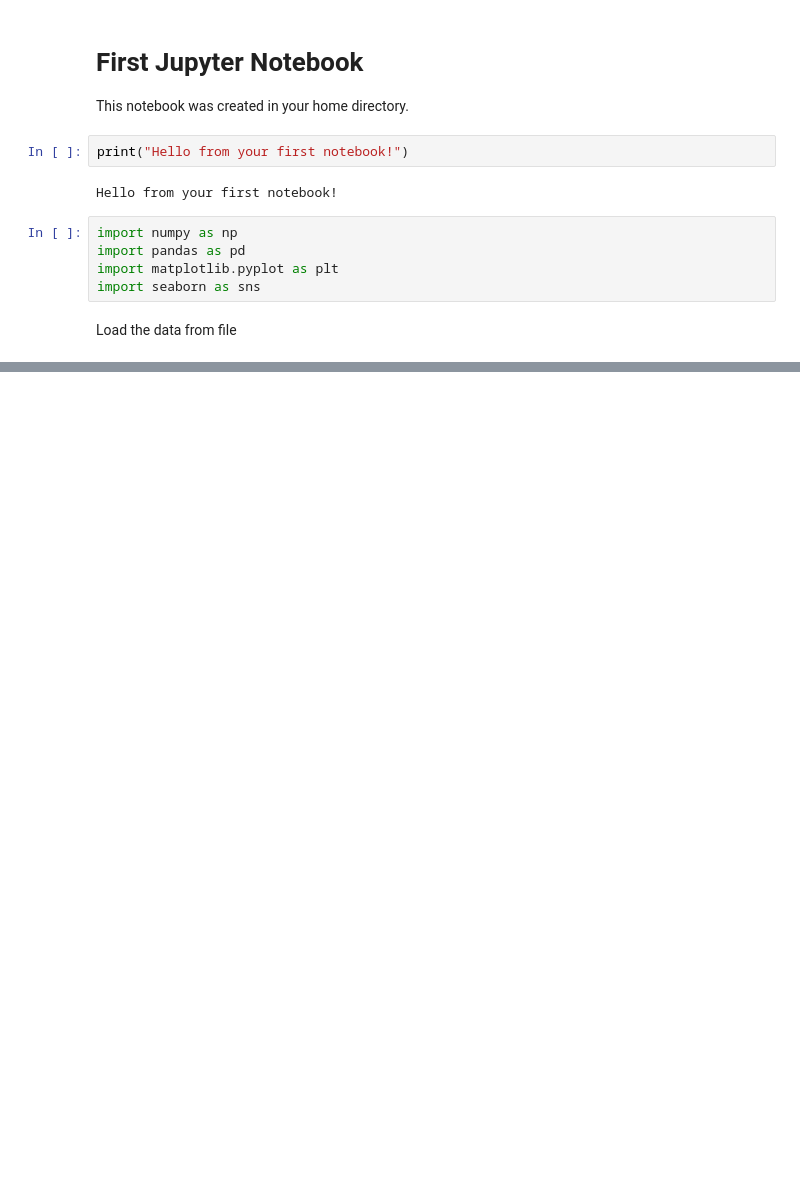
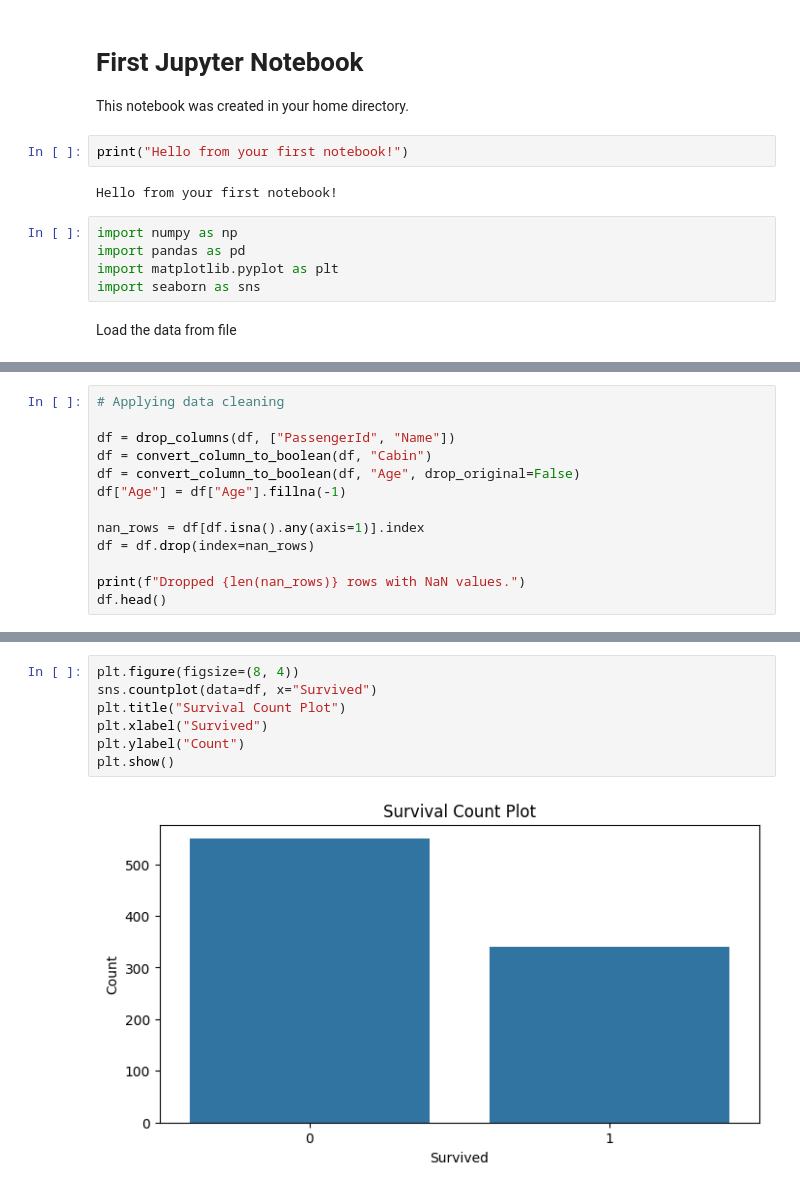
Before and after one commit to sheu/ai-programming-foundations-project, a Jupyter notebook: data_analysis_workflow.ipynb, the cells around one changed output, grey strips where cells are left out. Drawn from its saved outputs; the diff is of its cells as text; blank space fills up the shorter version.

```diff
--- a/data_analysis_workflow.ipynb
+++ b/data_analysis_workflow.ipynb
@@ -24,0 +138,13 @@ df.head()
+# %%
+# Applying data cleaning
+
+df = drop_columns(df, ["PassengerId", "Name"])
+df = convert_column_to_boolean(df, "Cabin")
+df = convert_column_to_boolean(df, "Age", drop_original=False)
+df["Age"] = df["Age"].fillna(-1)
+
+nan_rows = df[df.isna().any(axis=1)].index
+df = df.drop(index=nan_rows)
+
+print(f"Dropped {len(nan_rows)} rows with NaN values.")
+df.head()
@@ -24,0 +377,9 @@ df.head()
+# %%
+plt.figure(figsize=(8, 4))
+sns.countplot(data=df, x="Survived")
+plt.title("Survival Count Plot")
+plt.xlabel("Survived")
+plt.ylabel("Count")
+plt.show()
+# %% [output]
+[figure, added]
```
Also changed, not shown: parts of 20 cells of this notebook, 1 other file.
